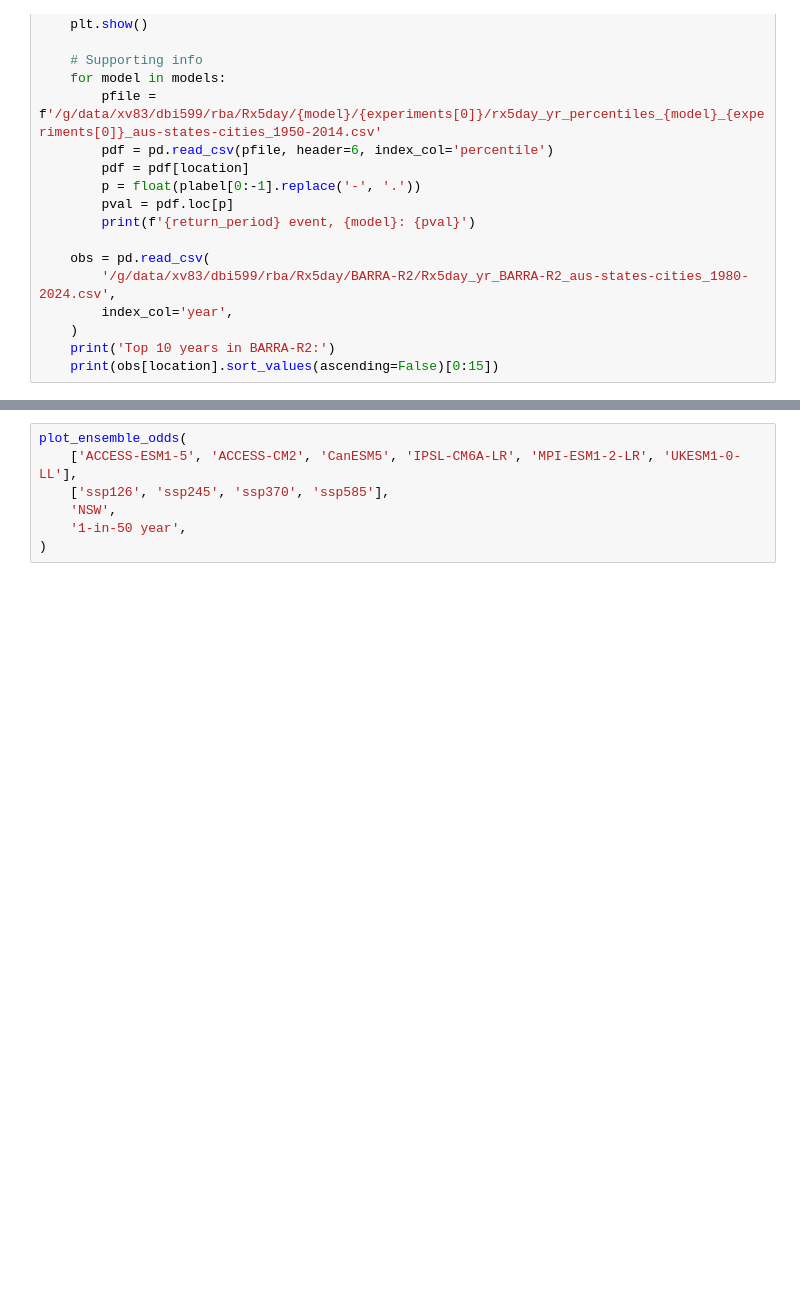
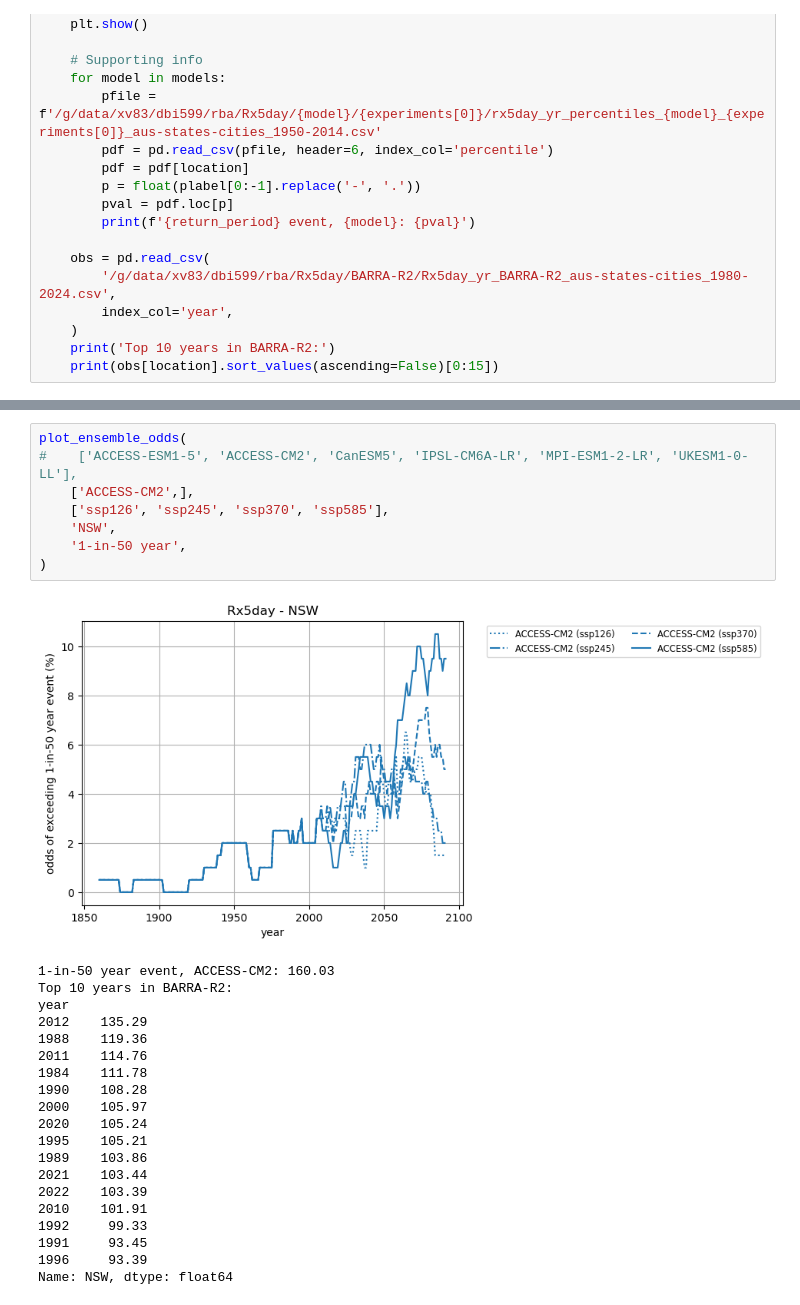
Before and after one commit to DamienIrving/treasury, a Jupyter notebook: rx5day-analysis.ipynb, the cells around one changed output, grey strips where cells are left out. Drawn from its saved outputs; the diff is of its cells as text; blank space fills up the shorter version.

```diff
--- a/rx5day-analysis.ipynb
+++ b/rx5day-analysis.ipynb
@@ -151,9 +181,31 @@ plot_ensemble_odds(
 # %%
 plot_ensemble_odds(
-    ['ACCESS-ESM1-5', 'ACCESS-CM2', 'CanESM5', 'IPSL-CM6A-LR', 'MPI-ESM1-2-LR', 'UKESM1-0-LL'],
+#    ['ACCESS-ESM1-5', 'ACCESS-CM2', 'CanESM5', 'IPSL-CM6A-LR', 'MPI-ESM1-2-LR', 'UKESM1-0-LL'],
+    ['ACCESS-CM2',],
     ['ssp126', 'ssp245', 'ssp370', 'ssp585'],
     'NSW',
     '1-in-50 year',
 )
+# %% [output]
+[figure, added]
+1-in-50 year event, ACCESS-CM2: 160.03
+Top 10 years in BARRA-R2:
+year
+2012    135.29
+1988    119.36
+2011    114.76
+1984    111.78
+1990    108.28
+2000    105.97
+2020    105.24
+1995    105.21
+1989    103.86
+2021    103.44
+2022    103.39
+2010    101.91
+1992     99.33
+1991     93.45
+1996     93.39
+Name: NSW, dtype: float64
 # %%
 plot_ensemble_odds(
```
Also changed, not shown: parts of 6 cells of this notebook.
